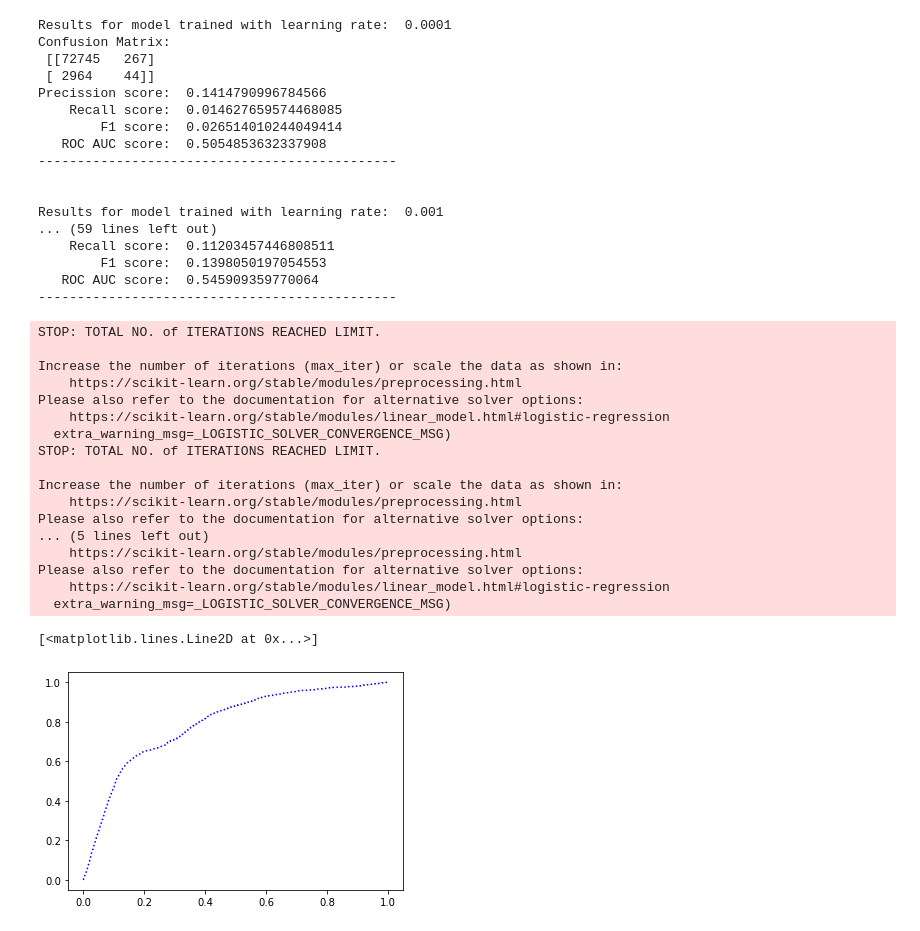
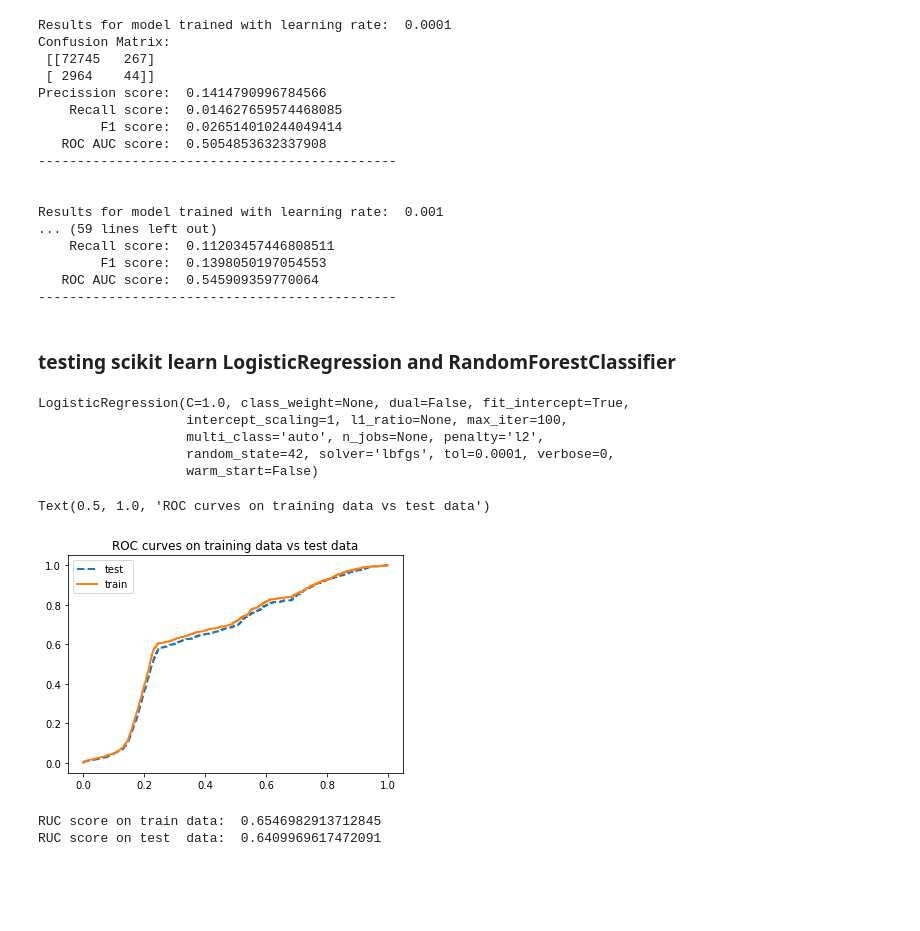
Before and after one commit to Mekhak/machine_learning_lessons, a Jupyter notebook: hw_1/H1.ipynb, the cells around one changed output. Cells and saved outputs as stored; diff of their text form; code cells hidden in the pictures; blank space fills up the shorter version.

```diff
--- a/hw_1/H1.ipynb
+++ b/hw_1/H1.ipynb
@@ -569,6 +569,8 @@ Results for model trained with learning rate:  0.001
         F1 score:  0.1398050197054553
    ROC AUC score:  0.545909359770064
 ----------------------------------------------
+# %% [markdown]
+### testing scikit learn LogisticRegression and RandomForestClassifier
 # %%
 from sklearn.ensemble import RandomForestClassifier
 
@@ -577,31 +579,48 @@ from sklearn.linear_model import LogisticRegression
 from sklearn.model_selection import cross_val_predict
 from sklearn.metrics import roc_curve
 
-forest_clf = LogisticRegression(random_state=42)
+# forest_clf = LogisticRegression(random_state=42)
 
-y_probas = cross_val_predict(forest_clf, X_train_std, y_train, cv=3,method="predict_proba")
-y_scores = y_probas[:, 1]
+# y_probas = cross_val_predict(forest_clf, X_train_std, y_train, cv=3,method="predict_proba")
+# y_scores = y_probas[:, 1]
 
-fpr, tpr, thresholds = roc_curve(y_train,y_scores)
+# fpr, tpr, thresholds = roc_curve(y_train,y_scores)
 
-plt.plot(fpr, tpr, "b:", label="SGD")
+# plt.plot(fpr, tpr, "b:", label="SGD")
-# %% [output]
-STOP: TOTAL NO. of ITERATIONS REACHED LIMIT.
-
-Increase the number of iterations (max_iter) or scale the data as shown in:
-    https://scikit-learn.org/stable/modules/preprocessing.html
-Please also refer to the documentation for alternative solver options:
-    https://scikit-learn.org/stable/modules/linear_model.html#logistic-regression
-  extra_warning_msg=_LOGISTIC_SOLVER_CONVERGENCE_MSG)
-STOP: TOTAL NO. of ITERATIONS REACHED LIMIT.
-
-Increase the number of iterations (max_iter) or scale the data as shown in:
-    https://scikit-learn.org/stable/modules/preprocessing.html
-Please also refer to the documentation for alternative solver options:
-... (5 lines left out)
-    https://scikit-learn.org/stable/modules/preprocessing.html
-Please also refer to the documentation for alternative solver options:
-    https://scikit-learn.org/stable/modules/linear_model.html#logistic-regression
-  extra_warning_msg=_LOGISTIC_SOLVER_CONVERGENCE_MSG)
-[<matplotlib.lines.Line2D at 0x...>]
-[figure, removed]
+# %%
+lr2 = LogisticRegression(random_state=42)
+# lr2 = RandomForestClassifier(random_state=42)
+
+X_tr, X_t, y_tr, y_t = train_test_split(X_train, y_train, test_size = 0.3, stratify = y_train)
+
+lr2.fit(X = X_tr, y = y_tr)
+# %% [output]
+LogisticRegression(C=1.0, class_weight=None, dual=False, fit_intercept=True,
+                   intercept_scaling=1, l1_ratio=None, max_iter=100,
+                   multi_class='auto', n_jobs=None, penalty='l2',
+                   random_state=42, solver='lbfgs', tol=0.0001, verbose=0,
+                   warm_start=False)
+# %%
+train_scores = lr2.decision_function(X_tr)
+# train_scores = lr2.predict_proba(X_tr)[:, 1]
+fpr, tpr, thresholds = roc_curve(y_tr, train_scores)
+
+
+test_scores = lr2.decision_function(X_t)
+# test_scores = lr2.predict_proba(X_t)[:, 1]
+fpr_t, tpr_t, thresholds = roc_curve(y_t, test_scores)
+
+
+plt.plot(fpr_t, tpr_t, linewidth=2, linestyle='--', label = "test")
+plt.plot(fpr, tpr, linewidth=2, label = "train")
+plt.legend()
+plt.title("ROC curves on training data vs test data")
+# %% [output]
+Text(0.5, 1.0, 'ROC curves on training data vs test data')
+[figure, added]
+# %%
+print("RUC score on train data: ", roc_auc_score(y_tr, train_scores))
+print("RUC score on test  data: ", roc_auc_score(y_t, test_scores))
+# %% [output]
+RUC score on train data:  0.6546982913712845
+RUC score on test  data:  0.6409969617472091
```
Also changed, not shown: parts of 5 cells of this notebook.
